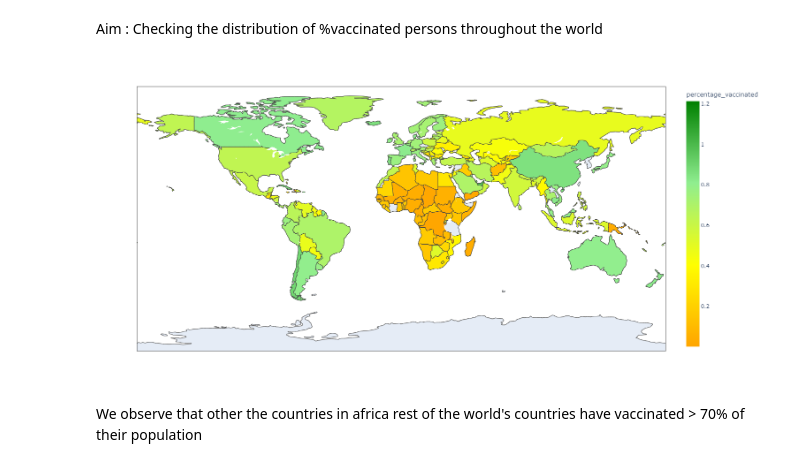
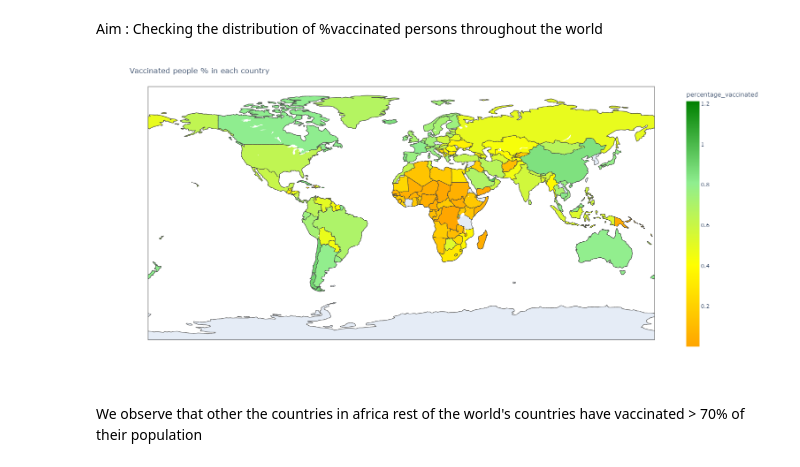
Before and after one commit to tejachalmala/Applied-DataScience-Assignment1, a Jupyter notebook: CovidWHOvaccines.ipynb, the cells around one changed output. Drawn from its saved outputs; the diff is of its cells as text; code cells hidden in the pictures.

```diff
--- a/CovidWHOvaccines.ipynb
+++ b/CovidWHOvaccines.ipynb
@@ -132,24 +133,28 @@ Aim : Checking the distribution of %vaccinated persons throughout the world
 # %%
 fully_vaccinated_people = vaccination_df[['COUNTRY','ISO3','PERSONS_FULLY_VACCINATED']]
 fully_vaccinated_people=fully_vaccinated_people.set_index('COUNTRY')
 
 ### web scraping for population
 population_df = get_world_population()
 
 combined_fully_vaccinated_people= fully_vaccinated_people.join(pd.DataFrame(population_df['POPULATION']))
 
 combined_fully_vaccinated_people = combined_fully_vaccinated_people.dropna()
 
 combined_fully_vaccinated_people['percentage_vaccinated'] = combined_fully_vaccinated_people['PERSONS_FULLY_VACCINATED']/combined_fully_vaccinated_people['POPULATION']
 
 fig = px.choropleth(combined_fully_vaccinated_people, locations='ISO3',
                     locationmode="ISO-3", color='percentage_vaccinated', scope="world",color_continuous_scale=["orange","yellow","lightgreen","green"])
 
+fig.update_layout(
+    title = "Vaccinated people % in each country"
+)
+
 fig.write_html('artifacts/vaccinated_world.html', auto_open=True)
 #saved the snap from html reloading the image here
-from IPython.display import Image
+
 Image(filename='artifacts/vaccination_world.png')
 # %% [output]
-[figure, old version]
+[figure, new version]
 # %% [markdown]
 We observe that other the countries in africa rest of the world's countries have vaccinated > 70% of their population
```
Also changed, not shown: parts of 1 cell of this notebook, 9 other files.
